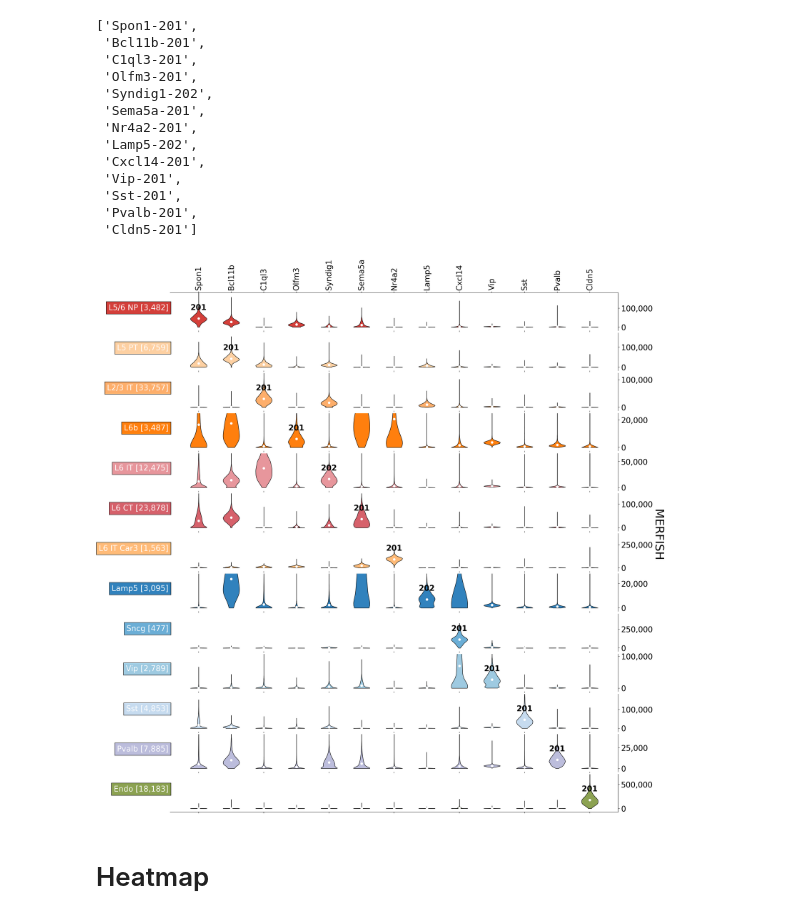
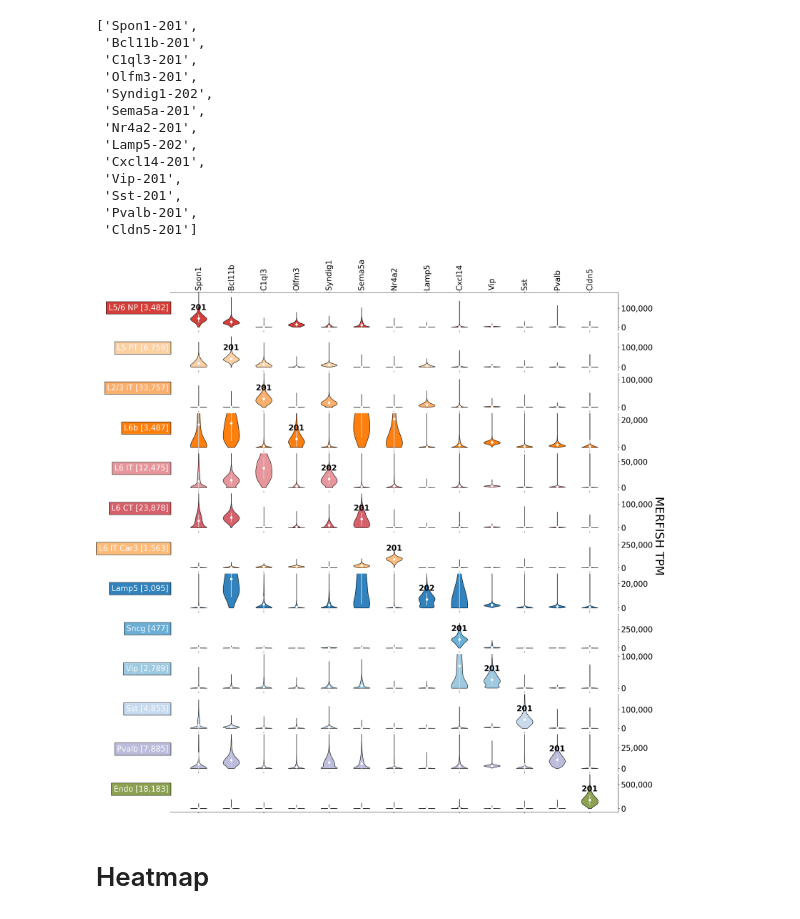
Before and after one commit to pachterlab/BYVSTZP_2020, a Jupyter notebook: analysis/notebooks/final-spatial_isoform_atlas.ipynb, the cells around one changed output. Cells and saved outputs as stored; diff of their text form; code cells hidden in the pictures.

Commit message:
added error bars to the atlas violin plots

```diff
--- a/analysis/notebooks/final-spatial_isoform_atlas.ipynb
+++ b/analysis/notebooks/final-spatial_isoform_atlas.ipynb
@@ -277,7 +277,13 @@ for cidx, (c, ax) in enumerate(zip(unique, axs)):
 
 
     means = [np.mean(i) for i in x.T]
-    ax.scatter(lidx, means, marker='o', color='white', s=30, zorder=3)
+
+    # mean and error bars
+    stdevs = np.array([np.sqrt(np.var(i)) for i in x.T])
+    ax.vlines(lidx, nd(means) - stdevs, nd(means)+stdevs, color='lightgrey', linestyle='-', lw=2, zorder=9)
+
+
+    ax.scatter(lidx, means, marker='o', color='white', s=30, zorder=10)
 
     ax.annotate(top_iso_name[cidx].split("-")[-1], xy=(lidx[cidx], means[cidx]+means[cidx]), ha="center", weight="bold")
 
@@ -294,35 +300,35 @@ for cidx, (c, ax) in enumerate(zip(unique, axs)):
         ax_bot.set_xticks([])
         ax_bot.set_xticklabels([])
         ax_bot.spines["top"].set_visible(False)
         ax_bot.spines["left"].set_visible(False)
         ax_bot.spines["bottom"].set_visible(True)
 
     ax.set_xticklabels("")
     ax.yaxis.tick_right()
     ax.set_ylabel("{} [{:,}]".format(c, x.shape[0]), color="white",rotation="horizontal", ha="right",bbox=dict(boxstyle="square",ec="black",fc=cluster_cmap[c]))
 
 
 
     lim = nd(x.mean(axis=0))[cidx]*4
 
     ax.set_ylim(-lim*0.1, lim)
 
     ax.yaxis.set_major_formatter(mpl.ticker.StrMethodFormatter('{x:,.0f}'))
 
     ax.spines["top"].set_visible(False)
     ax.spines["left"].set_visible(False)
     ax.spines["bottom"].set_visible(False)
 
 
 
 
 
 plt.tight_layout(pad=0, w_pad=0, h_pad=0)
-fig.text(1.01, 0.5, 'MERFISH ', ha='center', va='center', rotation=270, fontsize=30)
+fig.text(1.01, 0.5, 'MERFISH TPM', ha='center', va='center', rotation=270, fontsize=30)
 plt.savefig(trackfig("../../figures/spatial_isoform_atlas.png", TRACKFIG, NB), bbox_inches='tight', dpi=300)
 plt.show()
 # %% [output]
-[figure, old version]
+[figure, new version]
 # %% [markdown]
 # Heatmap
 # %%
```
Also changed, not shown: parts of 2 cells of this notebook, 4 other files.
